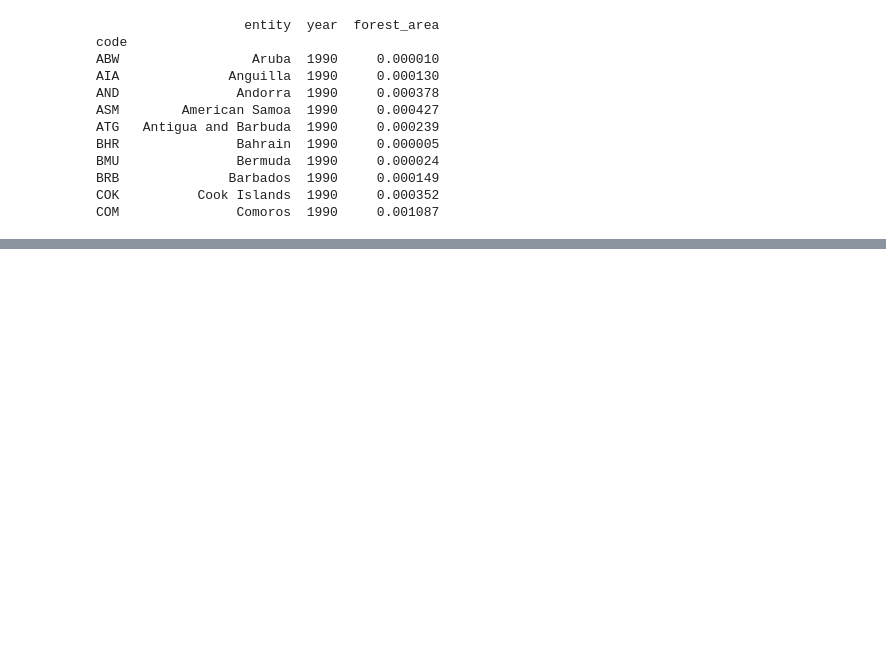
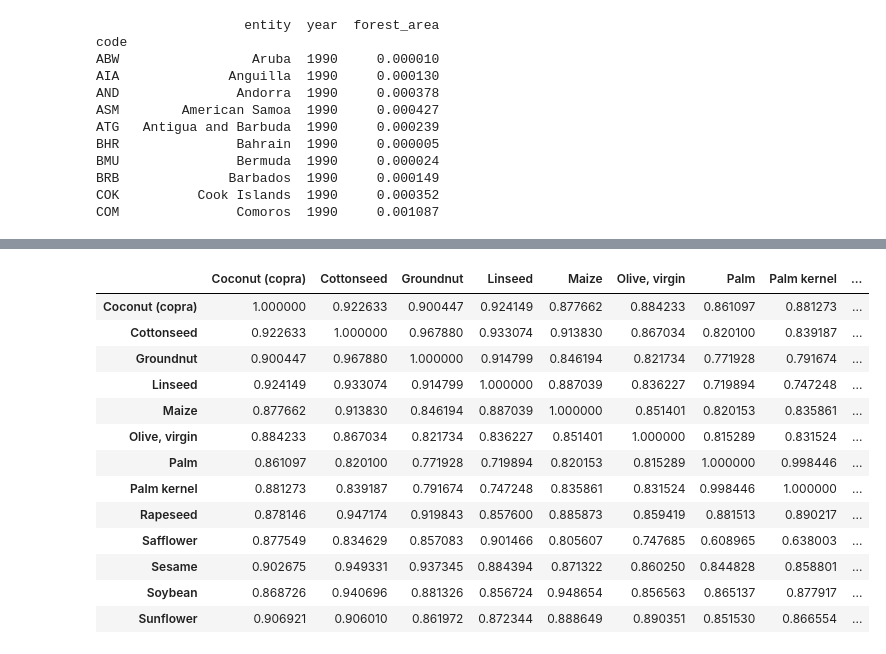
Before and after one commit to jshamsho/Python-Practice, a Jupyter notebook: forests/forests.ipynb, the cells around one changed output, grey strips where cells are left out. Saved outputs shown, nothing was run; the diff lists cells and outputs as text; code cells hidden in the pictures; blank space fills up the shorter version.

```diff
--- a/forests/forests.ipynb
+++ b/forests/forests.ipynb
@@ -242,0 +344,17 @@ There are a few techniques we can use to answer that question with the data at h
+# %%
+forest_merged.iloc[:, 4:].corr()
+# %% [output]
+|  | Coconut (copra) | Cottonseed | Groundnut | Linseed | Maize | Olive, virgin | Palm | Palm kernel | ... |
+| Coconut (copra) | 1.000000 | 0.922633 | 0.900447 | 0.924149 | 0.877662 | 0.884233 | 0.861097 | 0.881273 | ... |
+| Cottonseed | 0.922633 | 1.000000 | 0.967880 | 0.933074 | 0.913830 | 0.867034 | 0.820100 | 0.839187 | ... |
+| Groundnut | 0.900447 | 0.967880 | 1.000000 | 0.914799 | 0.846194 | 0.821734 | 0.771928 | 0.791674 | ... |
+| Linseed | 0.924149 | 0.933074 | 0.914799 | 1.000000 | 0.887039 | 0.836227 | 0.719894 | 0.747248 | ... |
+| Maize | 0.877662 | 0.913830 | 0.846194 | 0.887039 | 1.000000 | 0.851401 | 0.820153 | 0.835861 | ... |
+| Olive, virgin | 0.884233 | 0.867034 | 0.821734 | 0.836227 | 0.851401 | 1.000000 | 0.815289 | 0.831524 | ... |
+| Palm | 0.861097 | 0.820100 | 0.771928 | 0.719894 | 0.820153 | 0.815289 | 1.000000 | 0.998446 | ... |
+| Palm kernel | 0.881273 | 0.839187 | 0.791674 | 0.747248 | 0.835861 | 0.831524 | 0.998446 | 1.000000 | ... |
+| Rapeseed | 0.878146 | 0.947174 | 0.919843 | 0.857600 | 0.885873 | 0.859419 | 0.881513 | 0.890217 | ... |
+| Safflower | 0.877549 | 0.834629 | 0.857083 | 0.901466 | 0.805607 | 0.747685 | 0.608965 | 0.638003 | ... |
+| Sesame | 0.902675 | 0.949331 | 0.937345 | 0.884394 | 0.871322 | 0.860250 | 0.844828 | 0.858801 | ... |
+| Soybean | 0.868726 | 0.940696 | 0.881326 | 0.856724 | 0.948654 | 0.856563 | 0.865137 | 0.877917 | ... |
+| Sunflower | 0.906921 | 0.906010 | 0.861972 | 0.872344 | 0.888649 | 0.890351 | 0.851530 | 0.866554 | ... |
```
Also changed, not shown: parts of 25 cells of this notebook.
